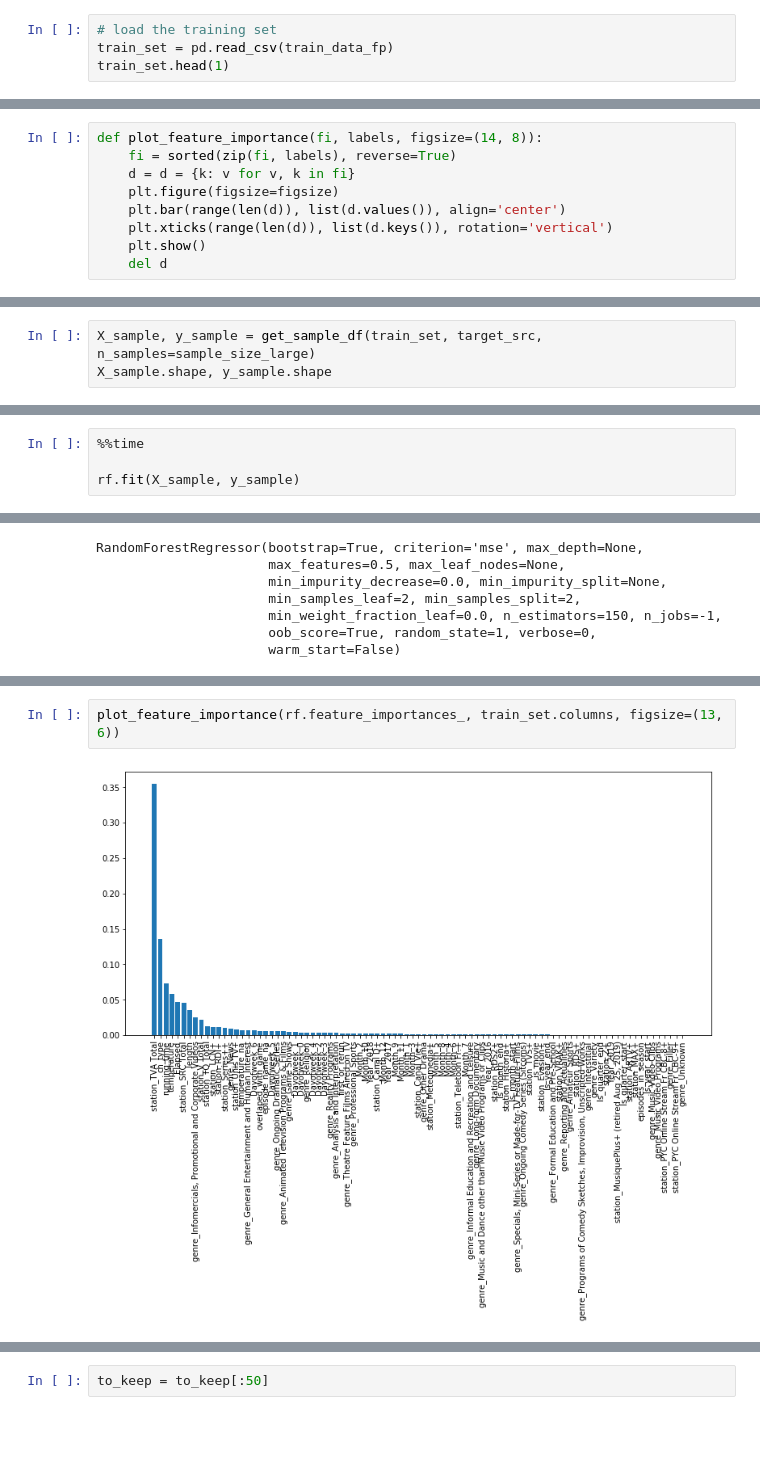
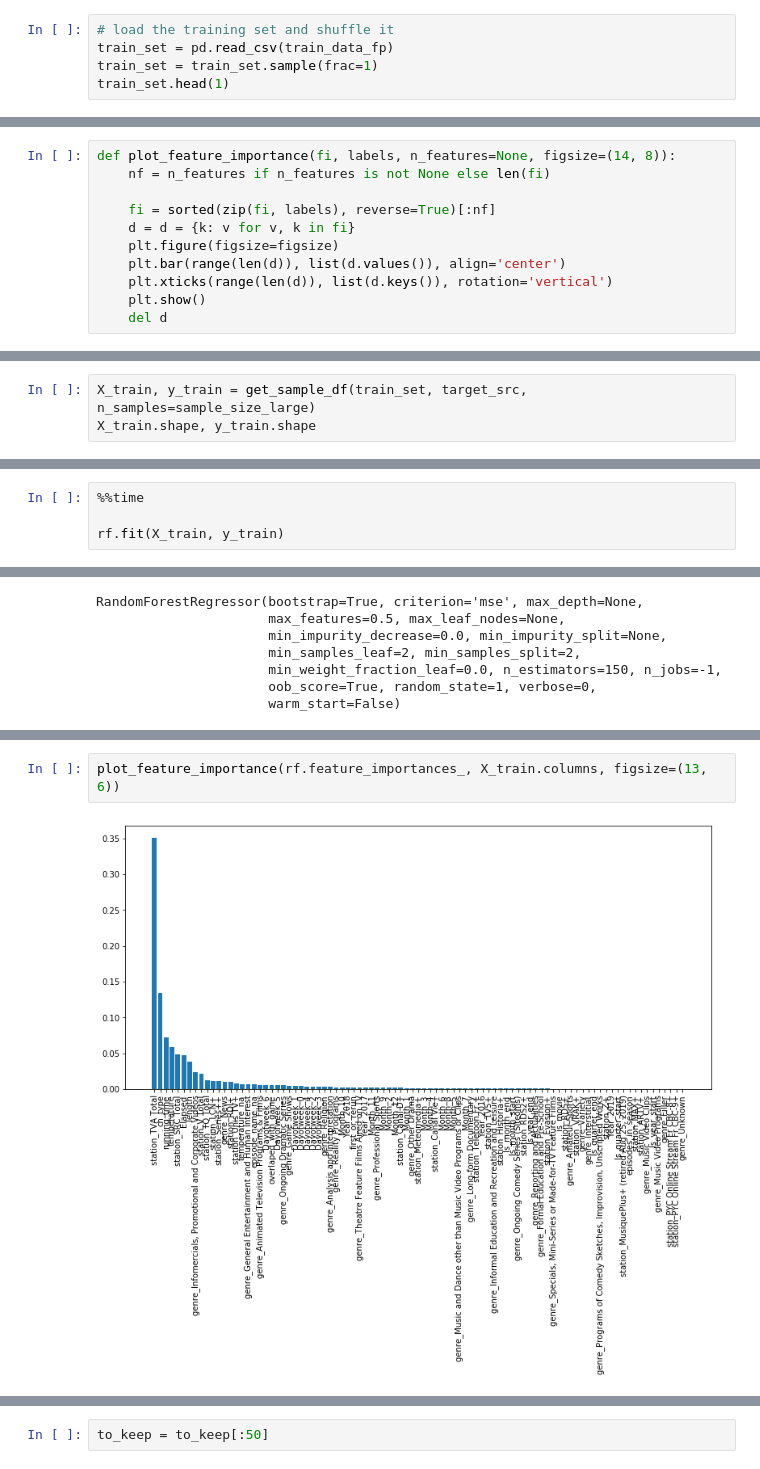
Before and after one commit to Carbonrun/YapAiTek_Challenge, a Jupyter notebook: 2.3_MS_Dim-Reduction.ipynb, the cells around one changed output, grey strips where cells are left out. Saved outputs shown, nothing was run; the diff lists cells and outputs as text; blank space fills up the shorter version.

```diff
--- a/2.3_MS_Dim-Reduction.ipynb
+++ b/2.3_MS_Dim-Reduction.ipynb
@@ -50,8 +50,9 @@ os.listdir(data_dir)
  'train_clean_all_scaled.csv',
  '_data_YapAiTek_Challenge.rar']
 # %%
-# load the training set
+# load the training set and shuffle it
 train_set = pd.read_csv(train_data_fp)
+train_set = train_set.sample(frac=1)
 train_set.head(1)
 # %% [output]
 |  | ch_type | length | first_or_rerun | episodes_in_season | is_movie | overlaped_with_game | temperature | ... |
@@ -105,8 +106,10 @@ def get_sample_df(X_train, y_train, n_samples=20000):
     del df
     return x.iloc[:, :-1], x.iloc[:, -1]
 # %%
-def plot_feature_importance(fi, labels, figsize=(14, 8)):
-    fi = sorted(zip(fi, labels), reverse=True)
+def plot_feature_importance(fi, labels, n_features=None, figsize=(14, 8)):
+    nf = n_features if n_features is not None else len(fi)
+
+    fi = sorted(zip(fi, labels), reverse=True)[:nf]
     d = d = {k: v for v, k in fi}
     plt.figure(figsize=figsize)
     plt.bar(range(len(d)), list(d.values()), align='center')
@@ -118,8 +128,8 @@ def plot_feature_importance(fi, labels, figsize=(14, 8)):
 # %%
 rf = get_rf_model()
 # %%
-X_sample, y_sample = get_sample_df(train_set, target_src, n_samples=sample_size_large)
-X_sample.shape, y_sample.shape
+X_train, y_train = get_sample_df(train_set, target_src, n_samples=sample_size_large)
+X_train.shape, y_train.shape
 # %% [output]
 ((250000, 91), (250000,))
 # %%
@@ -130,7 +140,7 @@ X_test.shape, y_test.shape
 # %%
 %%time
 
-rf.fit(X_sample, y_sample)
+rf.fit(X_train, y_train)
 # %% [output]
 Wall time: 3min 1s
 RandomForestRegressor(bootstrap=True, criterion='mse', max_depth=None,
@@ -151,5 +161,5 @@ oob_score: 0.79969
 # %%
-plot_feature_importance(rf.feature_importances_, train_set.columns, figsize=(13, 6))
+plot_feature_importance(rf.feature_importances_, X_train.columns, figsize=(13, 6))
 # %% [output]
-[figure, old version]
+[figure, new version]
 # %%
```
Also changed, not shown: parts of 31 cells of this notebook.
